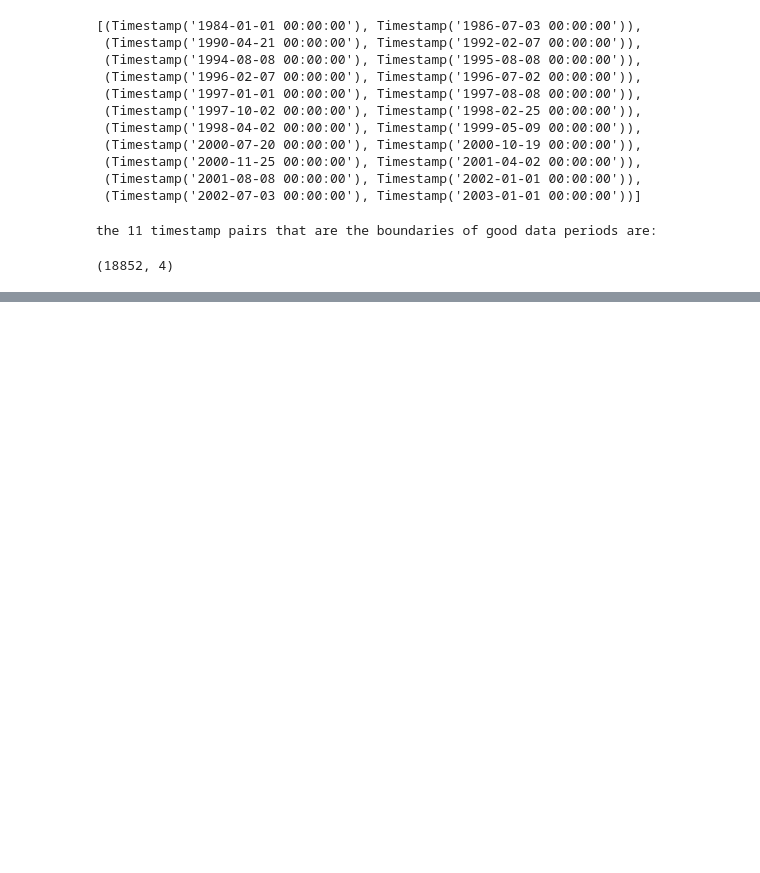
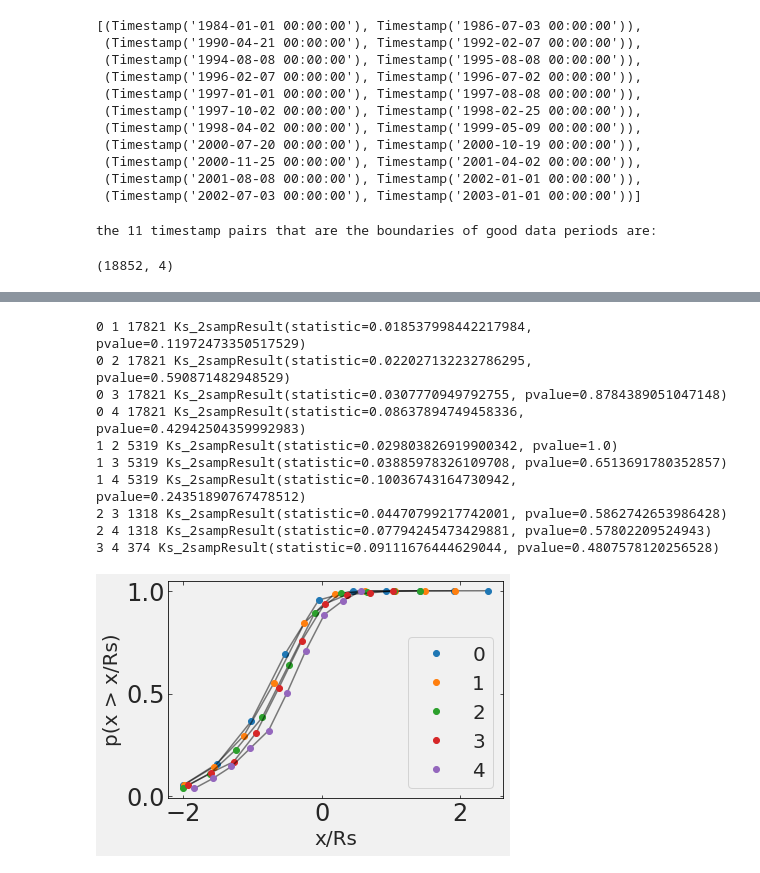
Before and after one commit to MatteoGhizzi/MLPNS2021, a Jupyter notebook: Lezione6.ipynb, the cells around one changed output, grey strips where cells are left out. Cells and saved outputs as stored; diff of their text form; code cells hidden in the pictures; blank space fills up the shorter version.

```diff
--- a/Lezione6.ipynb
+++ b/Lezione6.ipynb
@@ -197,0 +328,22 @@ eqGoodData.shape
+# %%
+for i in range(5):
+    pl.plot(binss[i][:-1], hss[i], 'k-',  alpha=0.5)
+    pl.plot(binss[i][:-1], hss[i], 'o', label="%d"%i)
+    for j in range(i+1,5):
+        print(i,j, len(times[i]), sp.stats.ks_2samp(times[i], times[j]))
+#QUESTA ERA LA PARTE DI DATA ANALYSIS
+pl.legend()
+pl.xlabel("x/Rs")
+pl.ylabel("p(x > x/Rs)");
+# %% [output]
+0 1 17821 Ks_2sampResult(statistic=0.018537998442217984, pvalue=0.11972473350517529)
+0 2 17821 Ks_2sampResult(statistic=0.022027132232786295, pvalue=0.590871482948529)
+0 3 17821 Ks_2sampResult(statistic=0.0307770949792755, pvalue=0.8784389051047148)
+0 4 17821 Ks_2sampResult(statistic=0.08637894749458336, pvalue=0.42942504359992983)
+1 2 5319 Ks_2sampResult(statistic=0.029803826919900342, pvalue=1.0)
+1 3 5319 Ks_2sampResult(statistic=0.03885978326109708, pvalue=0.6513691780352857)
+1 4 5319 Ks_2sampResult(statistic=0.10036743164730942, pvalue=0.24351890767478512)
+2 3 1318 Ks_2sampResult(statistic=0.04470799217742001, pvalue=0.5862742653986428)
+2 4 1318 Ks_2sampResult(statistic=0.07794245473429881, pvalue=0.57802209524943)
+3 4 374 Ks_2sampResult(statistic=0.09111676444629044, pvalue=0.4807578120256528)
+[figure, added]
```
Also changed, not shown: parts of 14 cells of this notebook.
